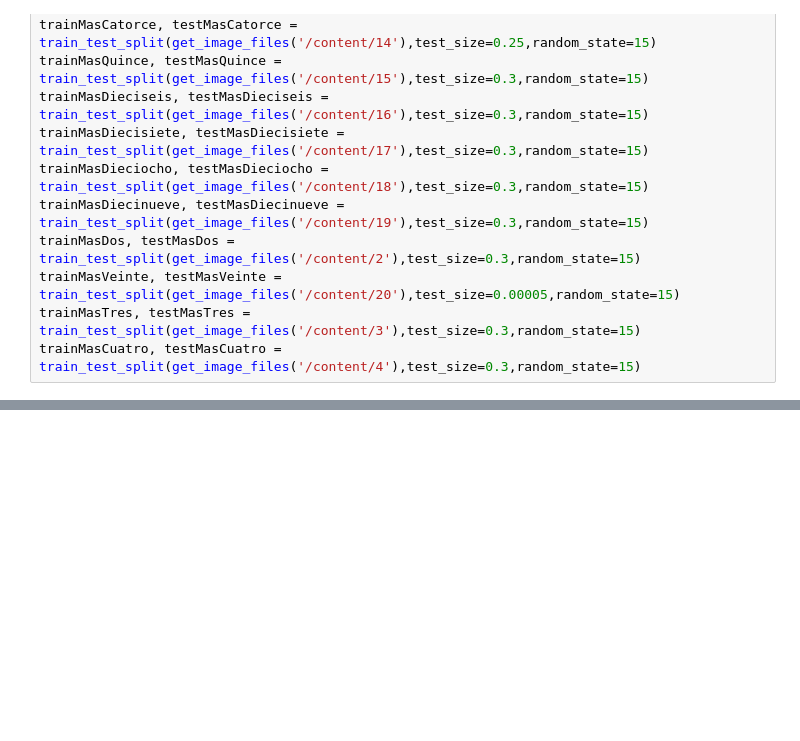
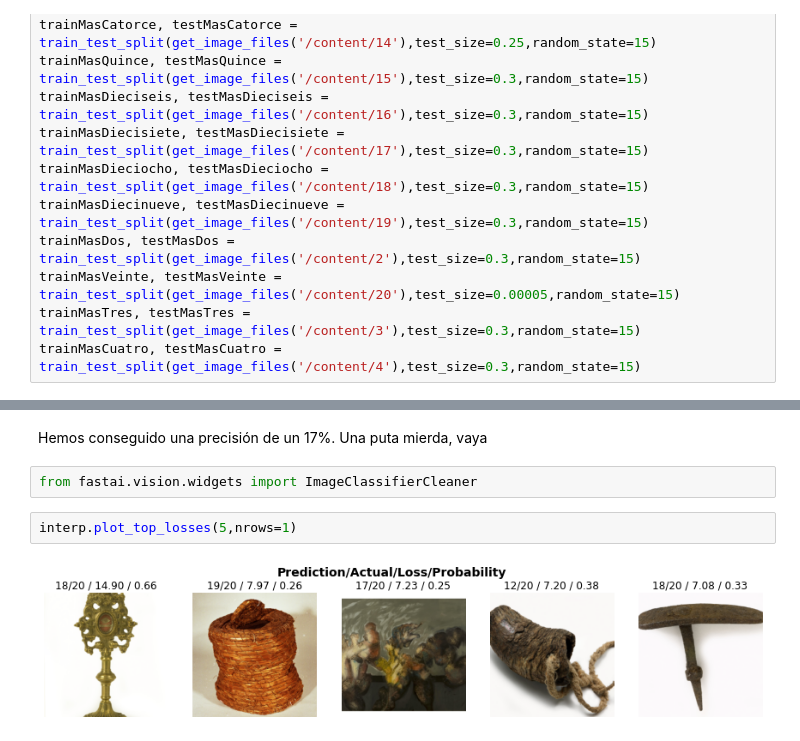
Before and after one commit to IA2021UR/trabajo-ia-en-la-comunidad-de-la-rioja-equipo-10, a Jupyter notebook: Trabajo.ipynb, the cells around one changed output, grey strips where cells are left out. Cells and saved outputs as stored; diff of their text form; blank space fills up the shorter version.

```diff
--- a/Trabajo.ipynb
+++ b/Trabajo.ipynb
@@ -427,0 +643,8 @@ trainMasCuatro, testMasCuatro = train_test_split(get_image_files('/content/4'),t
+# %% [markdown]
+Hemos conseguido una precisión de un 17%. Una puta mierda, vaya
+# %%
+from fastai.vision.widgets import ImageClassifierCleaner
+# %%
+interp.plot_top_losses(5,nrows=1)
+# %% [output]
+[figure, added]
```
Also changed, not shown: parts of 16 cells of this notebook.
